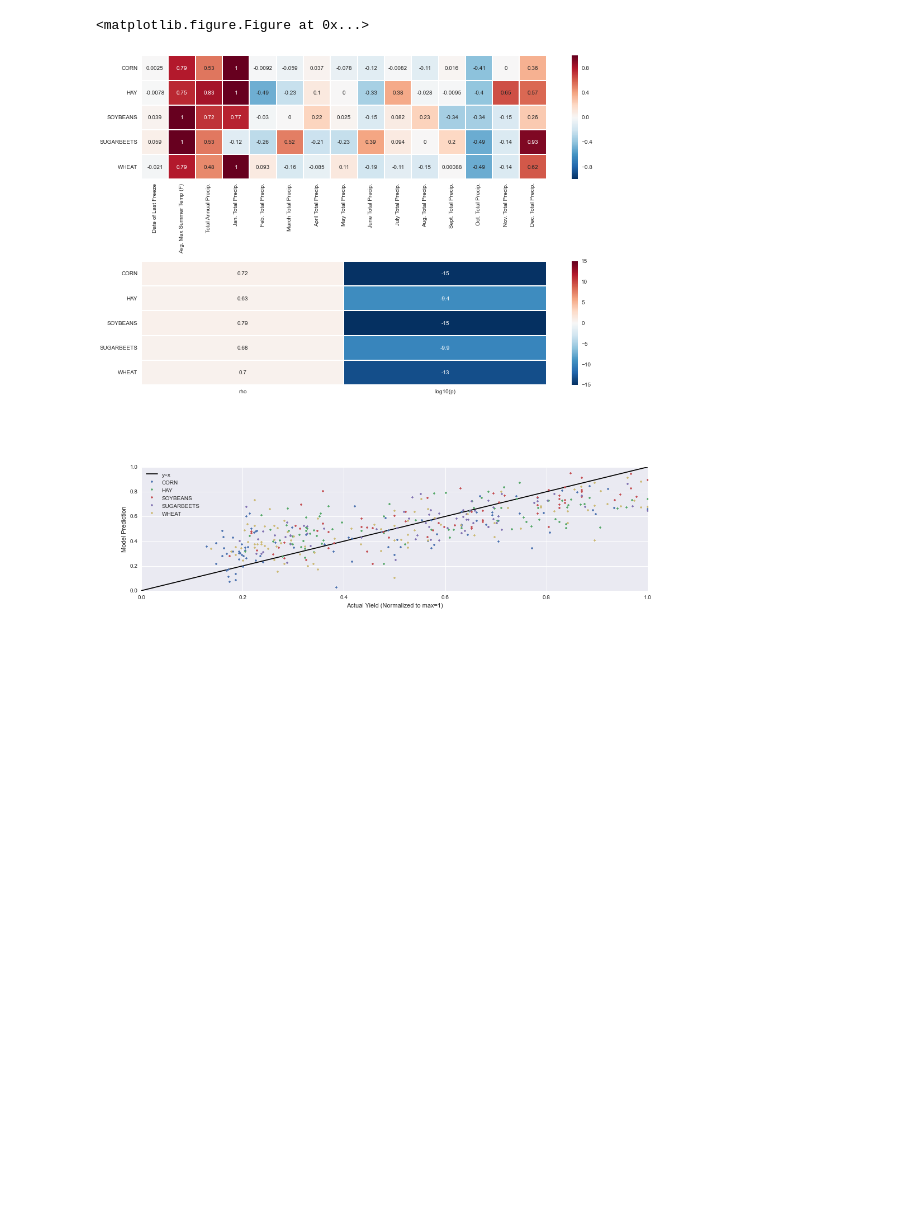
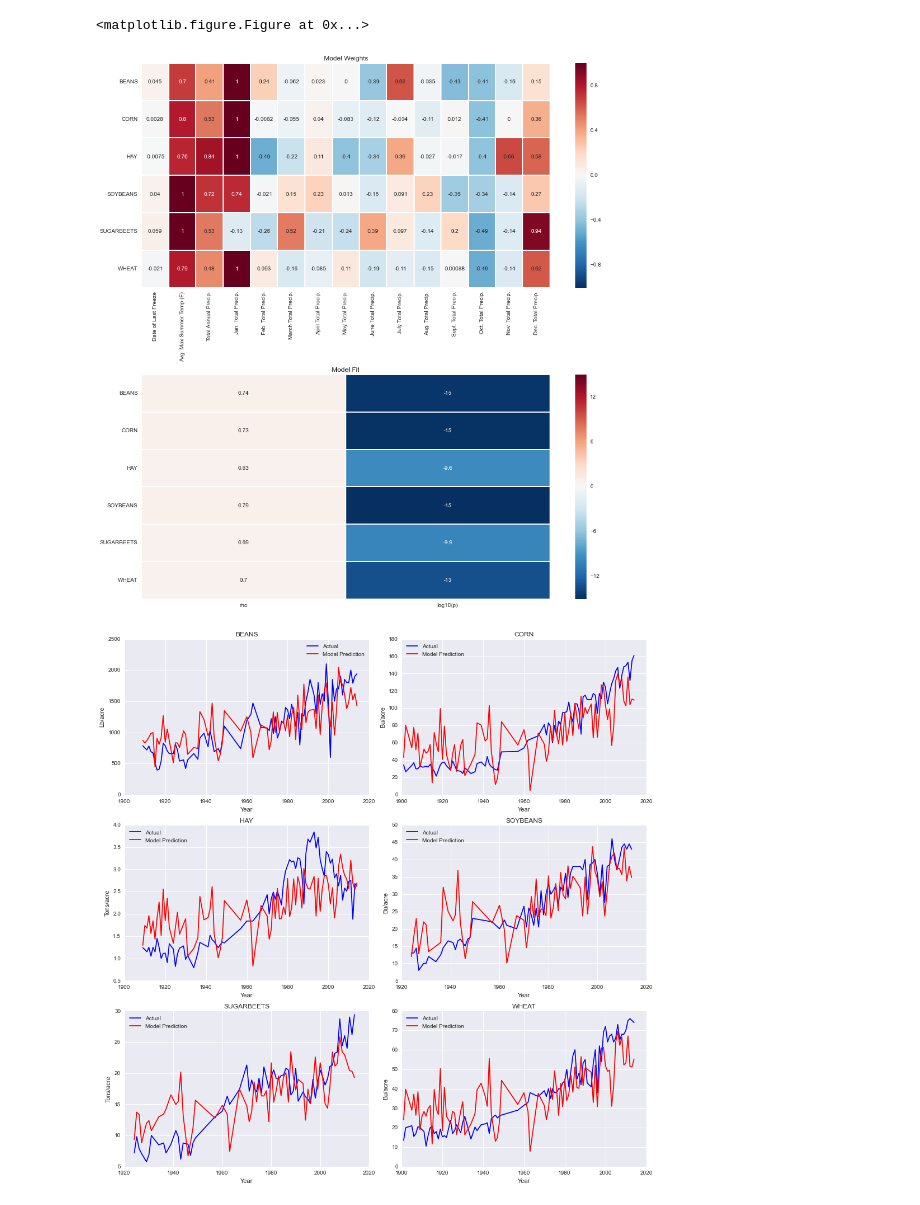
Before and after one commit to dbjohnson/dbj-ipython, a Jupyter notebook: Michigan Crop Yield Analysis/Michigan Crop Yield vs. Weather Analysis.ipynb, the cells around one changed output. Saved outputs shown, nothing was run; the diff lists cells and outputs as text; code cells hidden in the pictures; blank space fills up the shorter version.

```diff
--- a/Michigan Crop Yield Analysis/Michigan Crop Yield vs. Weather Analysis.ipynb
+++ b/Michigan Crop Yield Analysis/Michigan Crop Yield vs. Weather Analysis.ipynb
@@ -16,9 +19,8 @@ from collections import OrderedDict
 ###Load historical yield data obtained from USDA National Agricultural Statistics Service: http://quickstats.nass.usda.gov/
 # %%
-df_yield = pd.read_csv('C656319A-40A3-3A01-95DE-A09FDBDF48D8.csv', usecols=['Year', 'State', 'Commodity', 'Data Item', 'Value'])
+df_yield = pd.read_csv('ED1636E9-9799-38A8-B143-2380DAE09720.csv', usecols=['Year', 'State', 'Commodity', 'Data Item', 'Value'])
 
-# discard the corn silage yield - not interesting
-df_yield = df_yield[df_yield['Data Item'] != 'CORN, SILAGE - YIELD, MEASURED IN TONS / ACRE']
+df_yield['Value'] = df_yield['Value'].map(lambda x: float(x.replace(',', '')))
 
 # sort by year/commodity/state
 df_yield.sort(['Year', 'Commodity', 'State'], inplace=True)
@@ -40,7 +44,7 @@ for commodity, df_c in df_yield.groupby('Commodity'):
 ###Let's have a quick peek: plot historical yield data for Michigan and US total
 # %%
 plt.figure(figsize=(14,8))
-for i, commodity in enumerate(commodity_to_df):
+for i, commodity in enumerate(sorted(commodity_to_df.keys())):
     df_c = commodity_to_df[commodity]
     plt.subplot(3,2,i+1)
     plt.hold(True)
@@ -254,51 +266,58 @@ def stepwise(A, y):
             break
 
     cols.append(A.shape[1]-1)
-    return p, rho, cols, weights, yhat
+    return max(1e-50, p), rho, cols, weights, yhat
 
-def draw_weight_heatmap(measure, normalize_model_weights):
+def draw_model_and_predictions(measure, normalize_model_weights):
     col_names = factor_names[:]
     heatmap = np.zeros((len(commodity_to_df.keys()), len(col_names)))
     heatmap2 = np.zeros((len(commodity_to_df.keys()), 2))
     plt.figure(figsize=(14,8))
     ys = []
     yhats = []
     for row, commodity in enumerate(sorted(commodity_to_df)):
         df = commodity_to_df[commodity]
         x = df.as_matrix(columns=factor_names)
         y = df.as_matrix(columns=[measure])
         A = np.hstack((x, np.ones((x.shape[0], 1))))
         p, rho, cols, weights, yhat = stepwise(A, y)
         ys.append(y)
         yhats.append(yhat)
         absmax = max(np.abs(weights[:-1]))
         for (col, weight) in zip(cols, weights):
             if col == len(factor_names):  # bias weight
                 continue
             heatmap[row, col] = weight
             if normalize_model_weights:
                 heatmap[row, col] /= absmax
 
         heatmap2[row, 0] = rho
         heatmap2[row, 1] = np.log10(p)
 
     plt.figure(figsize=(14, 14))
-    plt.subplot(311)
+    plt.subplot(211)
     sns.heatmap(heatmap, annot=True, xticklabels=col_names, yticklabels=sorted(commodity_to_df.keys()))
-    plt.subplot(312)
+    plt.title('Model Weights')
+    plt.subplot(212)
     sns.heatmap(heatmap2, annot=True, xticklabels=['rho', 'log10(p)'], yticklabels=sorted(commodity_to_df.keys()))
-    plt.subplot(313)
-    plt.plot([0, 1], [0, 1], 'k', label='y=x')
-    for y, yhat, commodity in zip(ys, yhats, sorted(commodity_to_df.keys())):
-        sf = max(max(y), max(yhat))
-        plt.plot(y/sf, yhat/sf, '.', label=commodity)
-        plt.hold(True)
-    plt.legend(loc=0)
-    plt.xlabel('Actual Yield (Normalized to max=1)')
-    plt.ylabel('Model Prediction')
+    plt.title('Model Fit')
     plt.tight_layout()
 
-widgets.interact(draw_weight_heatmap, measure=['Michigan Yield', 'Normalized Yield', 'US Total'], normalize_model_weights=True);
+    plt.figure(figsize=(14, 14))
+    for i, (y, yhat, commodity) in enumerate(zip(ys, yhats, sorted(commodity_to_df.keys()))):
+        plt.subplot(3, 2, i+1)
+        plt.plot(commodity_to_df[commodity].index, y, 'b', label='Actual')
+        plt.hold(True)
+        plt.plot(commodity_to_df[commodity].index, yhat, 'r', label='Model Prediction')
+        plt.title(commodity)
+        plt.xlabel('Year')
+        plt.ylabel(commodity_to_yield_units[commodity])
+        plt.legend(loc=0)
+    plt.tight_layout()
+
+
+widgets.interact(draw_model_and_predictions, measure=['Michigan Yield', 'Normalized Yield', 'US Total'], normalize_model_weights=True);
 # %% [output]
 <matplotlib.figure.Figure at 0x...>
-[figure, old version]
+[figure, new version]
+[figure, added]
```
Also changed, not shown: parts of 16 cells of this notebook, 5 other files.
